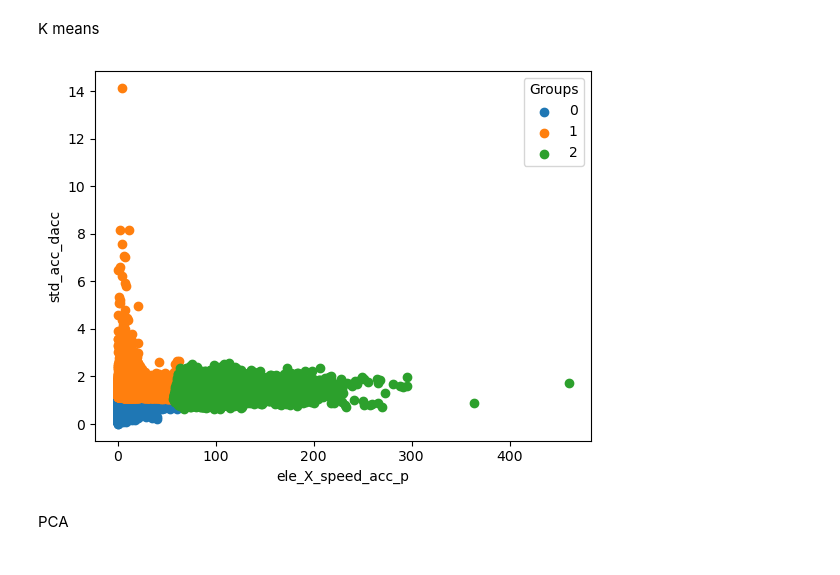
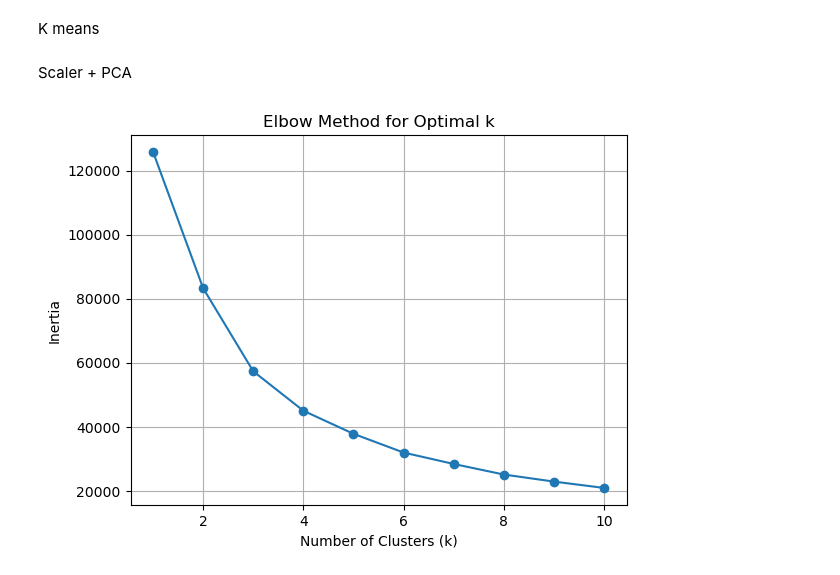
Before and after one commit to DriverBehaviour-FYP/Driver-Behaviour-Analysis, a Jupyter notebook: notebook/clustering/k-means.ipynb, the cells around one changed output. Drawn from its saved outputs; the diff is of its cells as text; code cells hidden in the pictures.

```diff
--- a/notebook/clustering/k-means.ipynb
+++ b/notebook/clustering/k-means.ipynb
@@ -52,3 +74,4 @@ def elbow_method(result,clustering_features):
 # %%
-data = data.dropna(subset=['elevation_p', 'elevation_n', 'ele_X_speed_acc_p', 'ele_X_speed_acc_n', 'average_acceleration', 'average_deacceleration', 'std_acc_dacc', 'stop_count', 'average_speed', 'max_speed', 'speed_variation'])
-elbow_method(data,['elevation_p', 'elevation_n', 'ele_X_speed_acc_p', 'ele_X_speed_acc_n', 'average_acceleration', 'average_deacceleration', 'std_acc_dacc', 'stop_count', 'average_speed', 'max_speed', 'speed_variation'])
+columns_used = [ 'elevation_p', 'elevation_n', 'ele_X_speed_acc_p', 'ele_X_speed_acc_n', 'average_acceleration', 'average_deacceleration', 'std_acc_dacc', 'stop_count', 'average_speed', 'max_speed', 'speed_variation']
+data = data.dropna(subset=columns_used)
+# elbow_method(data,['elevation_p', 'elevation_n', 'ele_X_speed_acc_p', 'ele_X_speed_acc_n', 'average_acceleration', 'average_deacceleration', 'std_acc_dacc', 'stop_count', 'average_speed', 'max_speed', 'speed_variation'])
@@ -72,33 +83,28 @@ from sklearn.cluster import KMeans
 from sklearn.preprocessing import StandardScaler
 import matplotlib.pyplot as plt
 
-
+data_kmean = data.copy()
 # Select the features for clustering
-X = data[['ele_X_speed_acc_p', 'std_acc_dacc']]
+X = data_kmean[['ele_X_speed_acc_p', 'std_acc_dacc']]
 
 # Standardize the data (important for K-Means)
 scaler = StandardScaler()
 X_scaled = scaler.fit_transform(X)
-# X_scaled = X
 
 # Perform K-Means clustering
 k = 3  # You can choose the number of clusters (k) as needed
 kmeans = KMeans(n_init=10,n_clusters=k, random_state=0)
-data['cluster'] = kmeans.fit_predict(X_scaled)
+data_kmean['cluster'] = kmeans.fit_predict(X_scaled)
 
 # Add 'deviceid' back to the clustered data
 # clustered_data = pd.merge(df_all, result[['deviceid', 'cluster']], on='deviceid')
 
 # Create a scatter plot with annotations
-groups = data['cluster'].unique()
+groups = data_kmean['cluster'].unique()
 
 for group in groups:
-    group_data = data[data['cluster'] == group]
+    group_data = data_kmean[data_kmean['cluster'] == group]
     plt.scatter(group_data['ele_X_speed_acc_p'], group_data['std_acc_dacc'], label=group)
-
-# Annotate data points with 'deviceid'
-    # for index, row in group_data.iterrows():
-    #     plt.annotate(row['deviceid'], (row['ele_X_speed_acc_p'], row['ele_X_speed_acc_n']), fontsize=5)
 
 plt.xlabel('ele_X_speed_acc_p')
 plt.ylabel('std_acc_dacc')
@@ -106,7 +112,35 @@ plt.legend(title='Groups')
 
 # Show the plot
 plt.show()
-# %% [output]
-[figure, removed]
-# %% [markdown]
-PCA
+# %% [markdown]
+Scaler + PCA
+# %%
+import pandas as pd
+from sklearn.cluster import KMeans
+from sklearn.preprocessing import StandardScaler
+import matplotlib.pyplot as plt
+from sklearn.decomposition import PCA
+
+data = data.dropna(subset=columns_used)
+pca_data = data.copy()
+# Select the features for clustering
+X = data[columns_used]
+
+# Standardize the data (important for K-Means)
+scaler = StandardScaler()
+X_scaled = scaler.fit_transform(X)
+X_scaled_df = pd.DataFrame(data=X_scaled, columns=columns_used)
+# Apply PCA to reduce dimensionality
+pca = PCA(n_components=2)  # Set the number of components as needed
+principal_components = pca.fit_transform(X_scaled)
+
+# principal_df = pd.DataFrame(data=principal_components, columns=['PC1', 'PC2','PC3', 'PC4','PC5'])
+principal_df = pd.DataFrame(data=principal_components, columns=['PC1', 'PC2'])
+
+pca_data['PC1'] = principal_df['PC1']
+pca_data['PC2'] = principal_df['PC2']
+
+elbow_method(principal_df,['PC1', 'PC2'])
+# X_scaled_df
+# %% [output]
+[figure, added]
```
Also changed, not shown: parts of 31 cells of this notebook.
